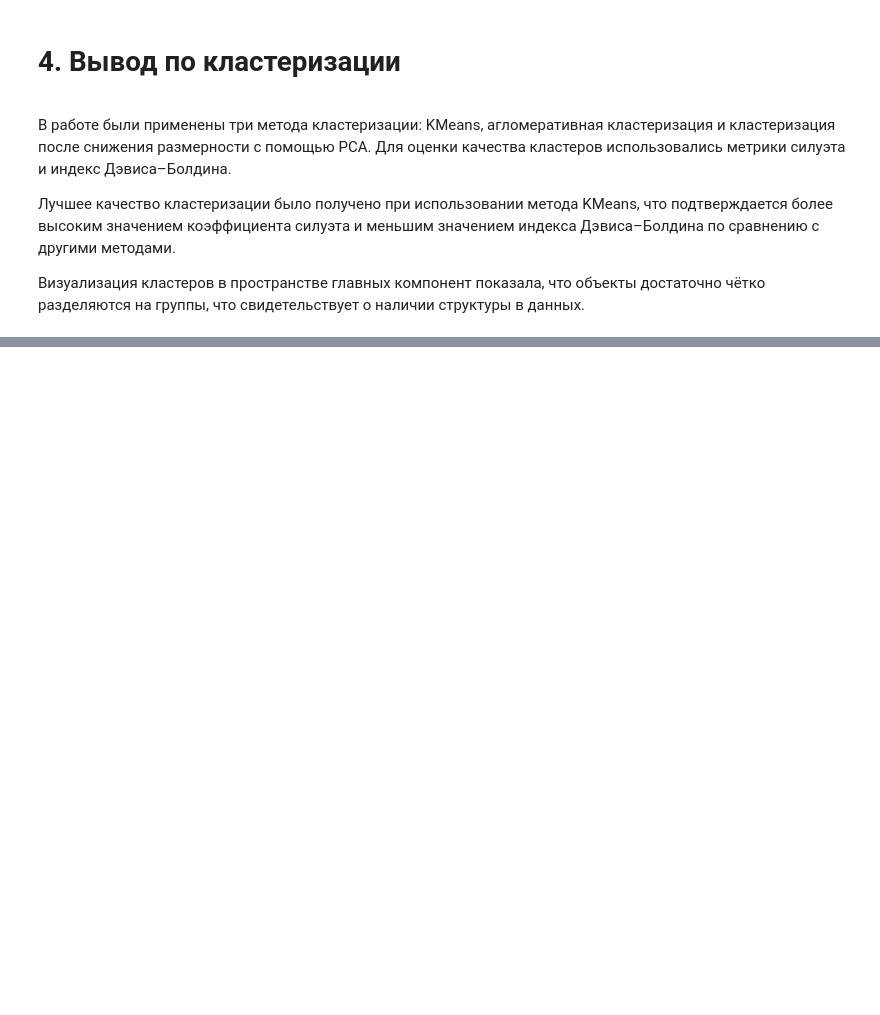
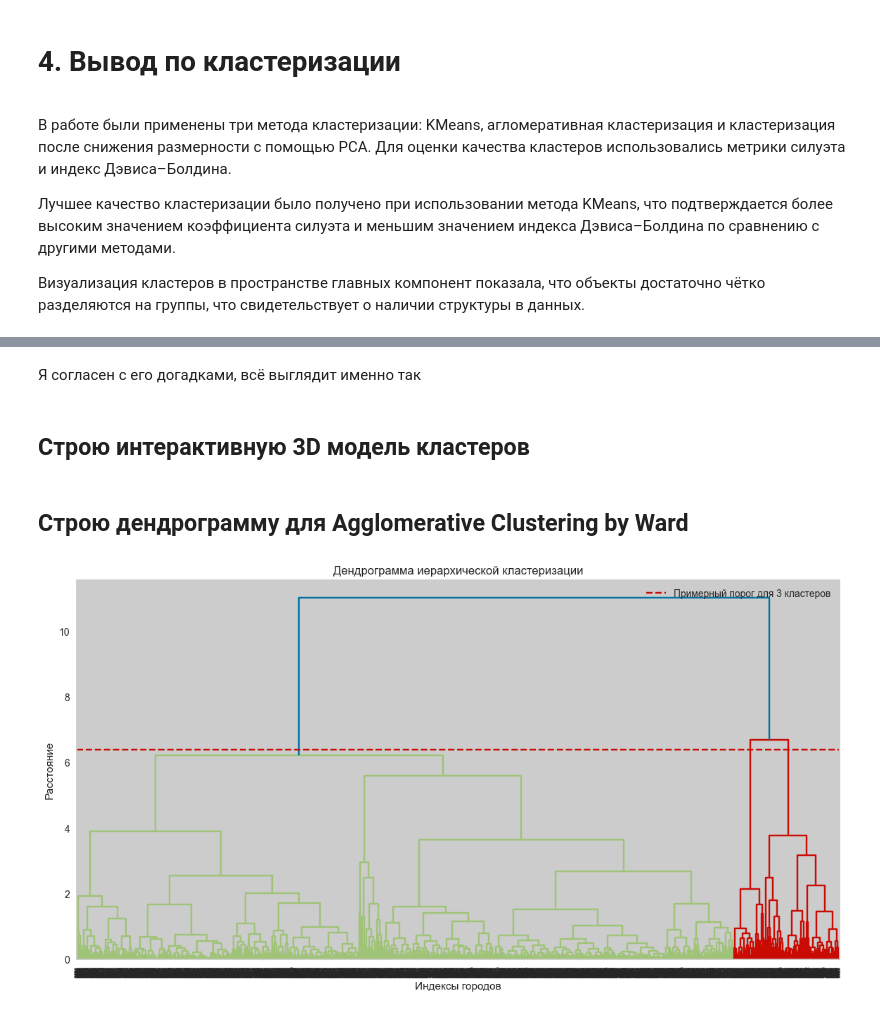
Before and after one commit to ArtemKrutoiy123/team_work_travel, a Jupyter notebook: travels_clasterization.ipynb, the cells around one changed output, grey strips where cells are left out. Drawn from its saved outputs; the diff is of its cells as text; code cells hidden in the pictures; blank space fills up the shorter version.

```diff
--- a/travels_clasterization.ipynb
+++ b/travels_clasterization.ipynb
@@ -866,0 +881,19 @@ plt.tight_layout()
+# %% [markdown]
+Я согласен с его догадками, всё выглядит именно так
+# %%
+import numpy as np
+import pandas as pd
+import plotly.express as px
+import matplotlib.pyplot as plt
+import scipy.cluster.hierarchy as sch
+from sklearn.decomposition import PCA
+from sklearn.cluster import AgglomerativeClustering
+
+features = ['travel_duration',
+            'days_in_advance',
+            'orig_destination_distance',
+            'srch_adults_cnt',
+            'srch_children_cnt',
+            'srch_rm_cnt']
+# %% [markdown]
+## Строю интерактивную 3D модель кластеров
@@ -866,0 +923,13 @@ plt.tight_layout()
+# %% [markdown]
+## Строю дендрограмму для Agglomerative Clustering by Ward
+# %%
+plt.figure(figsize=(14, 7))
+dendrogram = sch.dendrogram(sch.linkage(city_groups_scl[features], method='ward'))
+plt.title('Дендрограмма иерархической кластеризации')
+plt.ylabel('Расстояние')
+plt.xlabel('Индексы городов')
+plt.axhline(y=6.4, color='r', linestyle='--', label='Примерный порог для 3 кластеров')
+plt.legend()
+plt.show()
+# %% [output]
+[figure, added]
```
Also changed, not shown: parts of 28 cells of this notebook, 1 other file.
